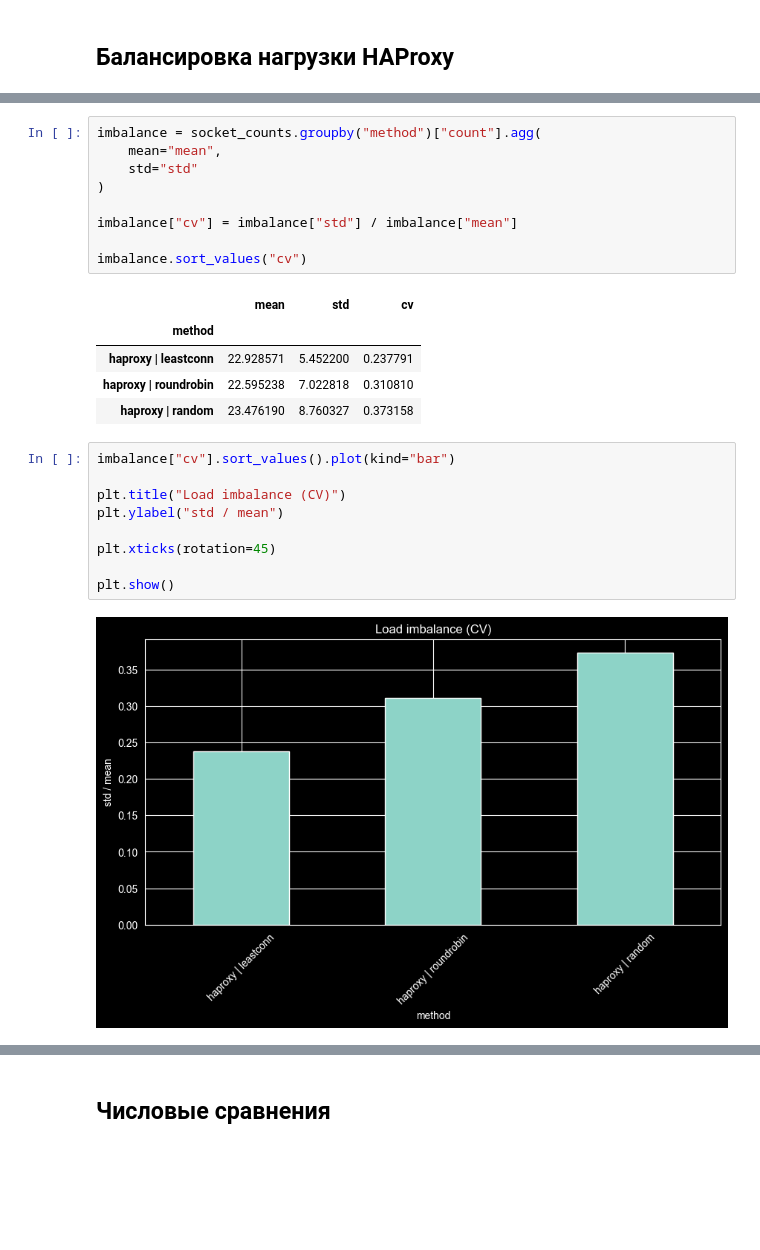
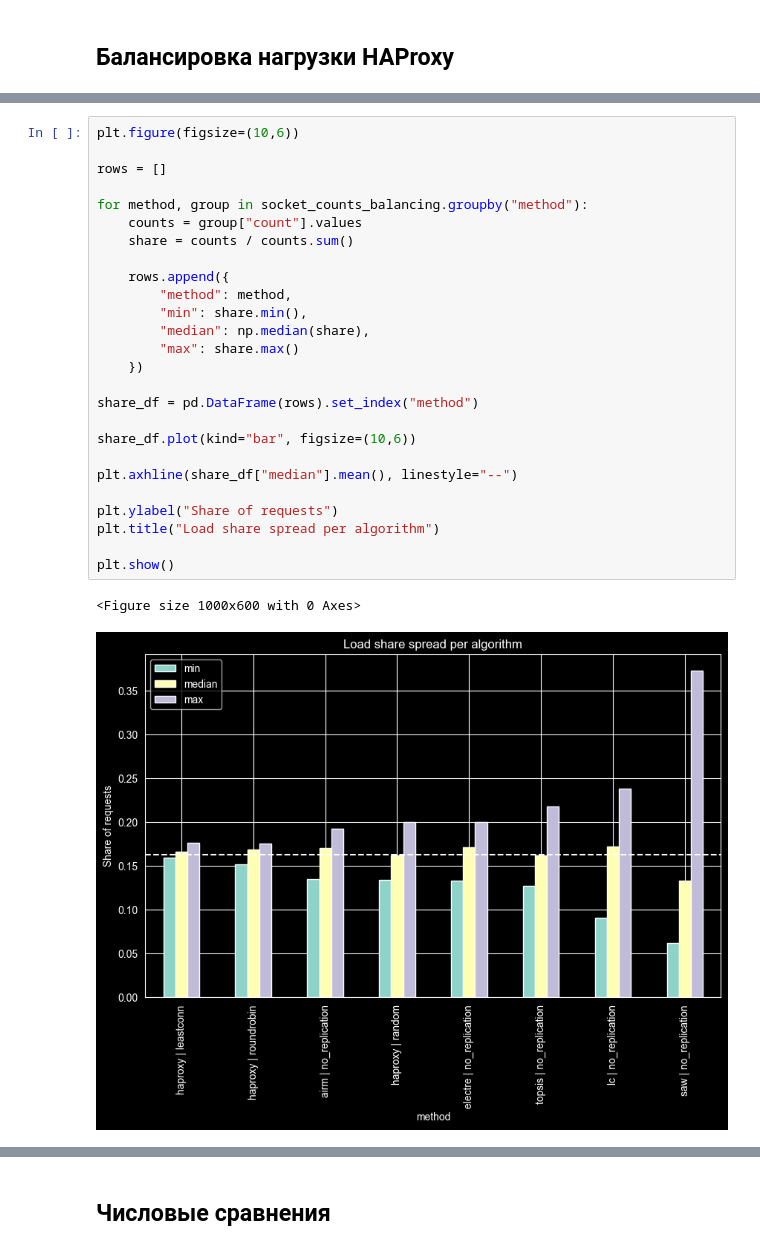
Before and after one commit to FluxBalancer/fluxbalancer-evaluation, a Jupyter notebook: src/analyze/eval_v3.ipynb, the cells around one changed output, grey strips where cells are left out. Saved outputs shown, nothing was run; the diff lists cells and outputs as text; blank space fills up the shorter version.

```diff
--- a/src/analyze/eval_v3.ipynb
+++ b/src/analyze/eval_v3.ipynb
@@ -626,26 +682,29 @@ plt.show()
-# %%
-imbalance = socket_counts.groupby("method")["count"].agg(
-    mean="mean",
-    std="std"
-)
-
-imbalance["cv"] = imbalance["std"] / imbalance["mean"]
-
-imbalance.sort_values("cv")
-# %% [output]
-|  | mean | std | cv |
-| method |  |  |  |
-| haproxy | leastconn | 22.928571 | 5.452200 | 0.237791 |
-| haproxy | roundrobin | 22.595238 | 7.022818 | 0.310810 |
-| haproxy | random | 23.476190 | 8.760327 | 0.373158 |
-# %%
-imbalance["cv"].sort_values().plot(kind="bar")
-
-plt.title("Load imbalance (CV)")
-plt.ylabel("std / mean")
-
-plt.xticks(rotation=45)
-
-plt.show()
-# %% [output]
-[figure, removed]
+# %%
+plt.figure(figsize=(10,6))
+
+rows = []
+
+for method, group in socket_counts_balancing.groupby("method"):
+    counts = group["count"].values
+    share = counts / counts.sum()
+
+    rows.append({
+        "method": method,
+        "min": share.min(),
+        "median": np.median(share),
+        "max": share.max()
+    })
+
+share_df = pd.DataFrame(rows).set_index("method")
+
+share_df.plot(kind="bar", figsize=(10,6))
+
+plt.axhline(share_df["median"].mean(), linestyle="--")
+
+plt.ylabel("Share of requests")
+plt.title("Load share spread per algorithm")
+
+plt.show()
+# %% [output]
+<Figure size 1000x600 with 0 Axes>
+[figure, added]
```
Also changed, not shown: parts of 18 cells of this notebook.
